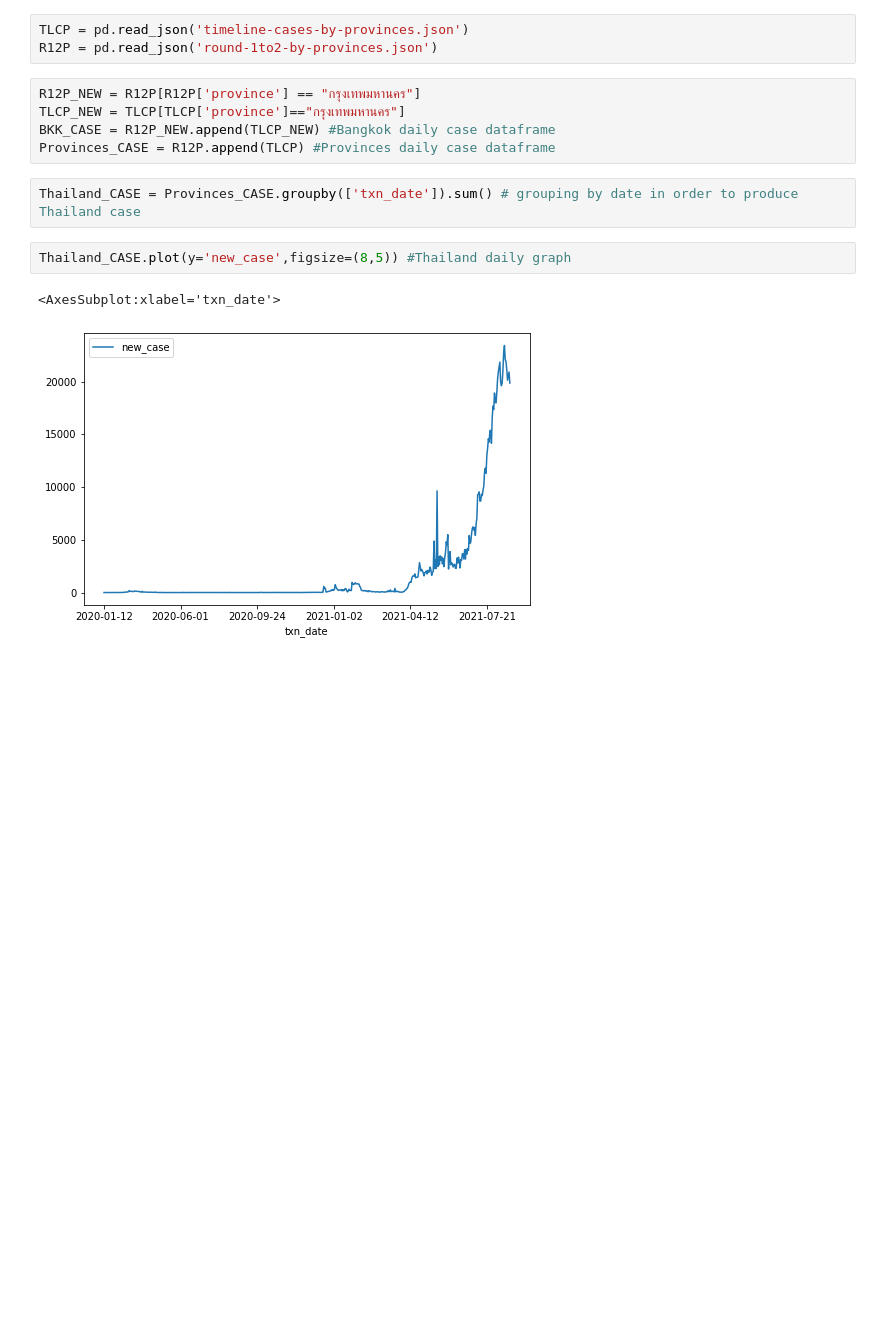
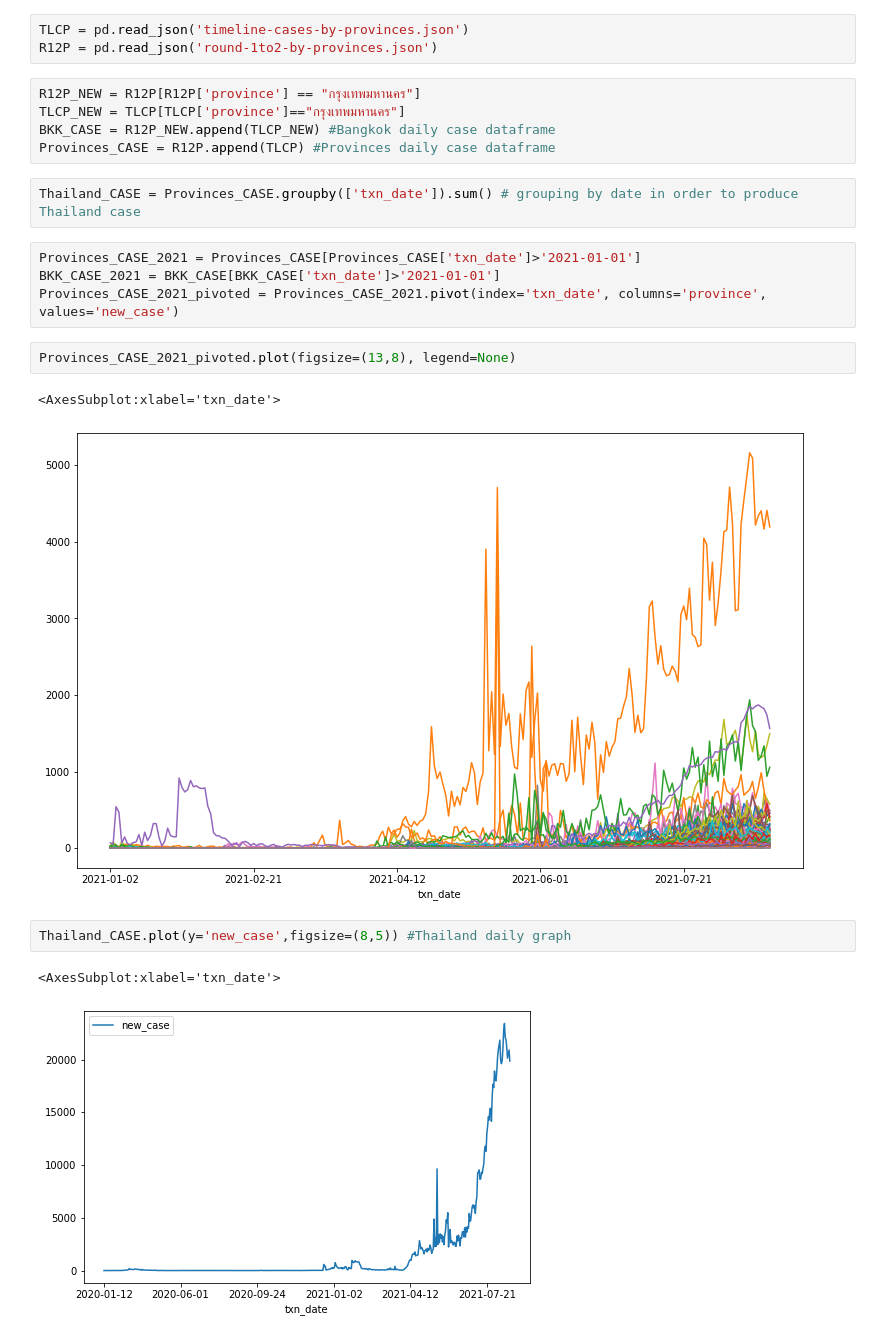
Before and after one commit to NatchanonJu/Natchanon, a Jupyter notebook: Thailand_covidreport.ipynb, the cells around one changed output. Cells and saved outputs as stored; diff of their text form; blank space fills up the shorter version.

```diff
--- a/Thailand_covidreport.ipynb
+++ b/Thailand_covidreport.ipynb
@@ -10,6 +10,15 @@ BKK_CASE = R12P_NEW.append(TLCP_NEW) #Bangkok daily case dataframe
 Provinces_CASE = R12P.append(TLCP) #Provinces daily case dataframe
 # %%
 Thailand_CASE = Provinces_CASE.groupby(['txn_date']).sum() # grouping by date in order to produce Thailand case
+# %%
+Provinces_CASE_2021 = Provinces_CASE[Provinces_CASE['txn_date']>'2021-01-01']
+BKK_CASE_2021 = BKK_CASE[BKK_CASE['txn_date']>'2021-01-01']
+Provinces_CASE_2021_pivoted = Provinces_CASE_2021.pivot(index='txn_date', columns='province', values='new_case')
+# %%
+Provinces_CASE_2021_pivoted.plot(figsize=(13,8), legend=None)
+# %% [output]
+<AxesSubplot:xlabel='txn_date'>
+[figure, added]
 # %%
 Thailand_CASE.plot(y='new_case',figsize=(8,5)) #Thailand daily graph
 # %% [output]
```
Also changed, not shown: parts of 1 cell of this notebook.
